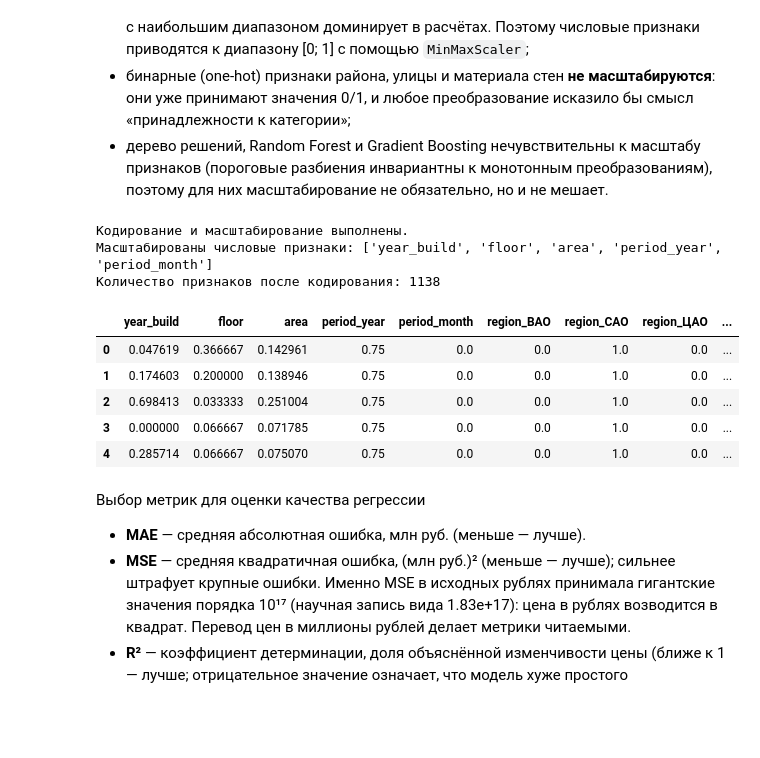
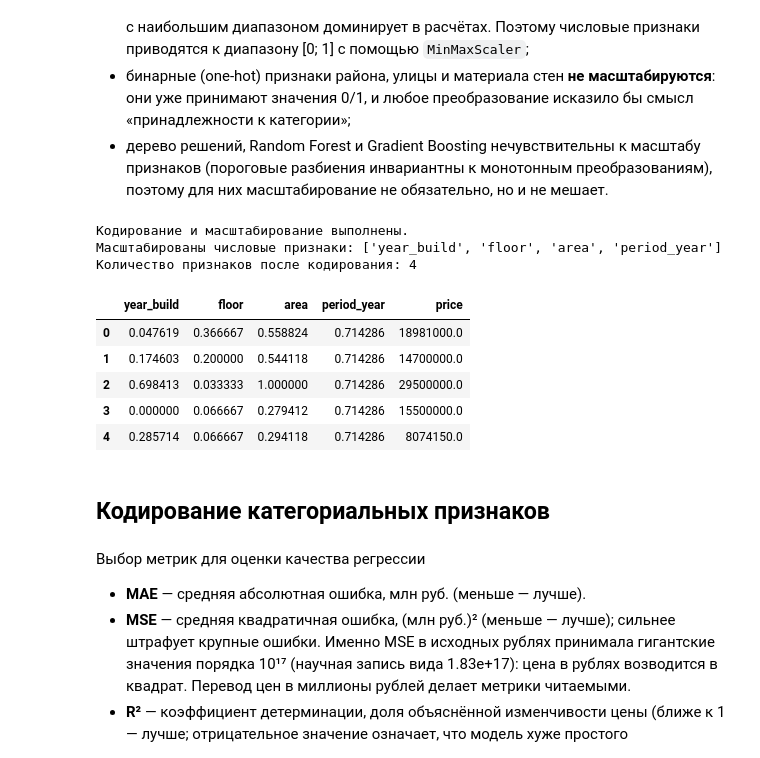
Before and after one commit to o-Anna-o/Prognosis_system, a Jupyter notebook: Prognosis_system.ipynb, the cells around one changed output. Drawn from its saved outputs; the diff is of its cells as text; code cells hidden in the pictures; blank space fills up the shorter version.

```diff
--- a/Prognosis_system.ipynb
+++ b/Prognosis_system.ipynb
@@ -433,42 +433,43 @@ display(Markdown('\n'.join(lines)))
 - бинарные (one-hot) признаки района, улицы и материала стен **не масштабируются**: они уже принимают значения 0/1, и любое преобразование исказило бы смысл «принадлежности к категории»;
 - дерево решений, Random Forest и Gradient Boosting нечувствительны к масштабу признаков (пороговые разбиения инвариантны к монотонным преобразованиям), поэтому для них масштабирование не обязательно, но и не мешает.
 # %%
-# Готовим признаки для моделей: дата раскладывается на год и месяц
+# Готовим признаки для моделей: дата раскладывается на год и месяц.
+# Категориальные признаки (region, district, street, wall_material_code)
+# ПОЛНОСТЬЮ исключены: используются только area, period_year, year_build, floor.
 model_df = df.copy()
 model_df['period_year'] = model_df['period_start_date'].dt.year
 model_df['period_month'] = model_df['period_start_date'].dt.month
 
-categorical_cols = ['region', 'district', 'street', 'wall_material_code']
-numeric_cols = ['year_build', 'floor', 'area', 'period_year', 'period_month']
-feature_cols = categorical_cols + numeric_cols
+numeric_cols = ['year_build', 'floor', 'area', 'period_year']  # только эти 4 признака
+feature_cols = numeric_cols  # без категориальных -> без get_dummies
 
-# One-hot encoding для категориальных признаков
-X_all = pd.get_dummies(model_df[feature_cols], columns=categorical_cols, dummy_na=True, dtype=float)
+X_all = model_df[feature_cols].copy()
 X_all = X_all.replace([np.inf, -np.inf], np.nan)
 for col in X_all.columns:
     if X_all[col].isna().any():
         X_all[col] = X_all[col].fillna(X_all[col].median() if X_all[col].notna().any() else 0)
 
-# Масштабируем ТОЛЬКО числовые признаки (MinMaxScaler -> диапазон [0; 1]).
-# One-hot признаки уже в диапазоне [0; 1] и в масштабировании не нуждаются.
+# Масштабируем все признаки (MinMaxScaler -> диапазон [0; 1])
 sc1 = MinMaxScaler()
 X_all[numeric_cols] = sc1.fit_transform(X_all[numeric_cols])
 X_scaled = X_all.copy()
 
 # Сохраняем цель и признаки в единой таблице для последующего разбиения.
 model_data = X_scaled.copy()
 model_data['price'] = model_df['price'].astype(float).values
 print('Кодирование и масштабирование выполнены.')
 print('Масштабированы числовые признаки:', numeric_cols)
 print('Количество признаков после кодирования:', X_all.shape[1])
 display(model_data.head())
 # %% [output]
 Кодирование и масштабирование выполнены.
-Масштабированы числовые признаки: ['year_build', 'floor', 'area', 'period_year', 'period_month']
-Количество признаков после кодирования: 1138
+Масштабированы числовые признаки: ['year_build', 'floor', 'area', 'period_year']
+Количество признаков после кодирования: 4
-|  | year_build | floor | area | period_year | period_month | region_ВАО | region_САО | region_ЦАО | ... |
-| 0 | 0.047619 | 0.366667 | 0.142961 | 0.75 | 0.0 | 0.0 | 1.0 | 0.0 | ... |
-| 1 | 0.174603 | 0.200000 | 0.138946 | 0.75 | 0.0 | 0.0 | 1.0 | 0.0 | ... |
-| 2 | 0.698413 | 0.033333 | 0.251004 | 0.75 | 0.0 | 0.0 | 1.0 | 0.0 | ... |
-| 3 | 0.000000 | 0.066667 | 0.071785 | 0.75 | 0.0 | 0.0 | 1.0 | 0.0 | ... |
-| 4 | 0.285714 | 0.066667 | 0.075070 | 0.75 | 0.0 | 0.0 | 1.0 | 0.0 | ... |
+|  | year_build | floor | area | period_year | price |
+| 0 | 0.047619 | 0.366667 | 0.558824 | 0.714286 | 18981000.0 |
+| 1 | 0.174603 | 0.200000 | 0.544118 | 0.714286 | 14700000.0 |
+| 2 | 0.698413 | 0.033333 | 1.000000 | 0.714286 | 29500000.0 |
+| 3 | 0.000000 | 0.066667 | 0.279412 | 0.714286 | 15500000.0 |
+| 4 | 0.285714 | 0.066667 | 0.294118 | 0.714286 | 8074150.0 |
+# %% [markdown]
+## Кодирование категориальных признаков
```
Also changed, not shown: parts of 21 cells of this notebook.
